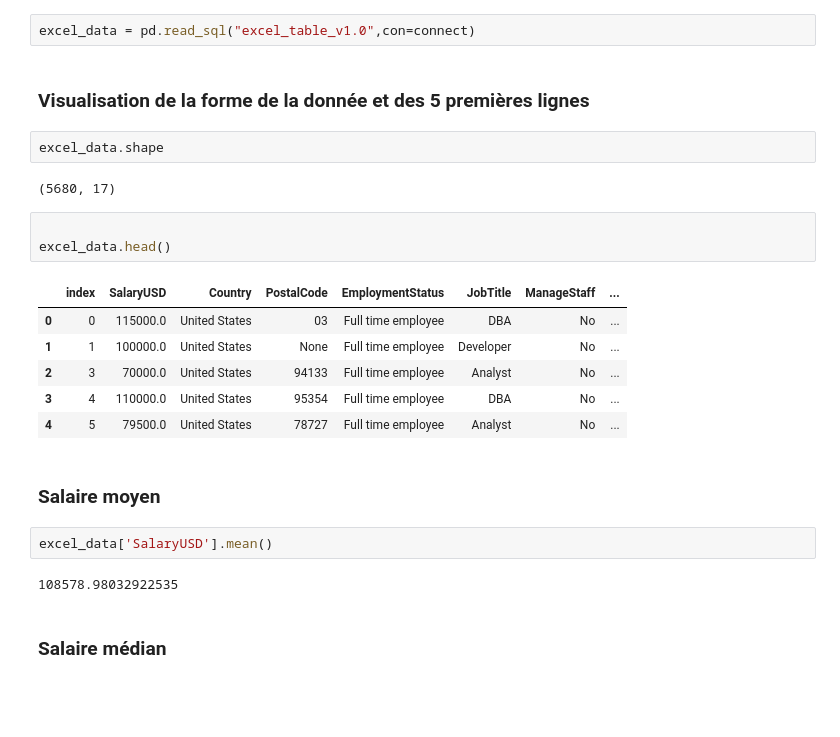
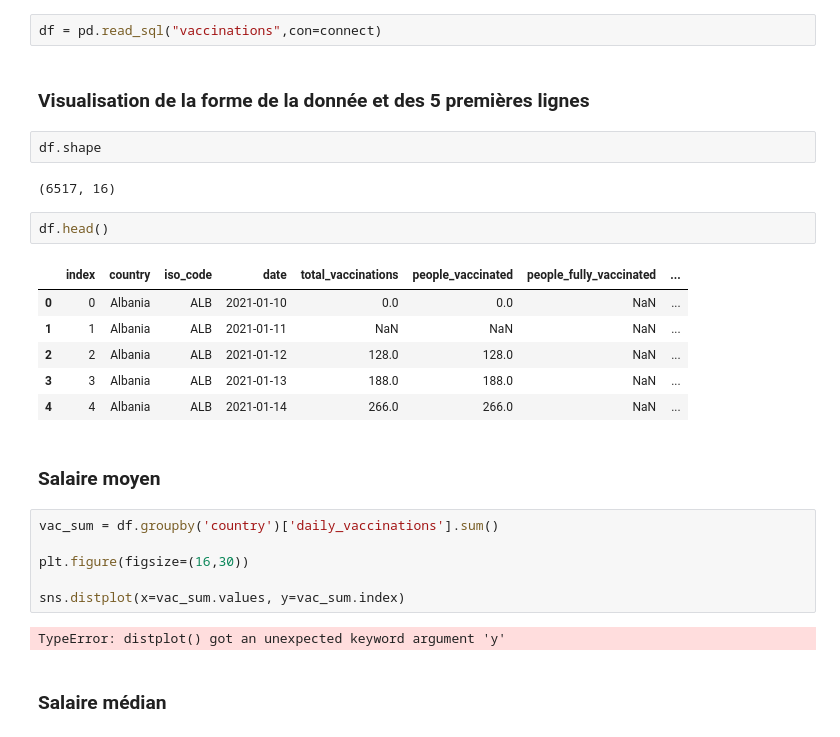
Before and after one commit to ATelders/american_dream, a Jupyter notebook: notebook/Career_visualization.ipynb, the cells around one changed output. Saved outputs shown, nothing was run; the diff lists cells and outputs as text; blank space fills up the shorter version.

```diff
--- a/notebook/Career_visualization.ipynb
+++ b/notebook/Career_visualization.ipynb
@@ -23,29 +23,32 @@ Setup Complete
 # %% [markdown]
 ### Importation de la table excel depuis sql
 # %%
-excel_data = pd.read_sql("excel_table_v1.0",con=connect)
+df = pd.read_sql("vaccinations",con=connect)
 # %% [markdown]
 ### Visualisation de la forme de la donnée et des 5 premières lignes
 # %%
-excel_data.shape
+df.shape
 # %% [output]
-(5680, 17)
+(6517, 16)
-# %%
-
-excel_data.head()
-# %% [output]
-|  | index | SalaryUSD | Country | PostalCode | EmploymentStatus | JobTitle | ManageStaff | ... |
-| 0 | 0 | 115000.0 | United States | 03 | Full time employee | DBA | No | ... |
-| 1 | 1 | 100000.0 | United States | None | Full time employee | Developer | No | ... |
-| 2 | 3 | 70000.0 | United States | 94133 | Full time employee | Analyst | No | ... |
-| 3 | 4 | 110000.0 | United States | 95354 | Full time employee | DBA | No | ... |
-| 4 | 5 | 79500.0 | United States | 78727 | Full time employee | Analyst | No | ... |
+# %%
+df.head()
+# %% [output]
+|  | index | country | iso_code | date | total_vaccinations | people_vaccinated | people_fully_vaccinated | ... |
+| 0 | 0 | Albania | ALB | 2021-01-10 | 0.0 | 0.0 | NaN | ... |
+| 1 | 1 | Albania | ALB | 2021-01-11 | NaN | NaN | NaN | ... |
+| 2 | 2 | Albania | ALB | 2021-01-12 | 128.0 | 128.0 | NaN | ... |
+| 3 | 3 | Albania | ALB | 2021-01-13 | 188.0 | 188.0 | NaN | ... |
+| 4 | 4 | Albania | ALB | 2021-01-14 | 266.0 | 266.0 | NaN | ... |
 # %% [markdown]
 ### Salaire moyen
-# %%
-excel_data['SalaryUSD'].mean()
-# %% [output]
-108578.98032922535
+# %%
+vac_sum = df.groupby('country')['daily_vaccinations'].sum()
+
+plt.figure(figsize=(16,30))
+
+sns.distplot(x=vac_sum.values, y=vac_sum.index)
+# %% [output]
+TypeError: distplot() got an unexpected keyword argument 'y'
 # %% [markdown]
 ### Salaire médian
 # %%
```
Also changed, not shown: parts of 1 cell of this notebook, 4 other files.
